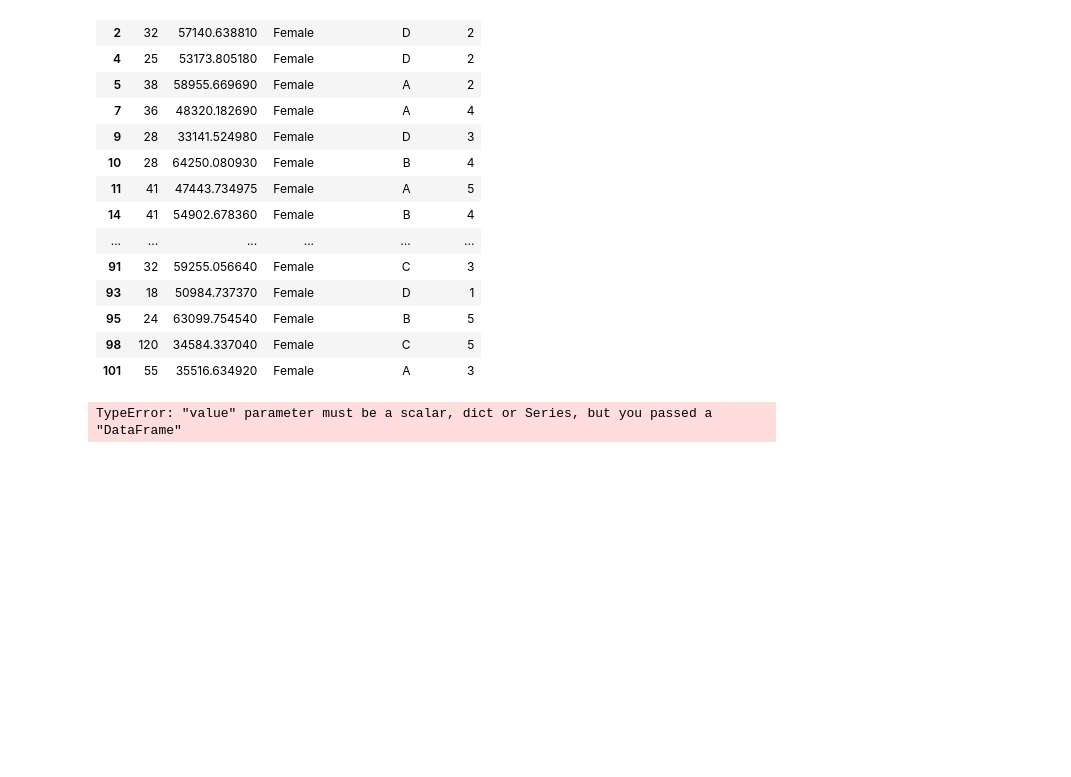
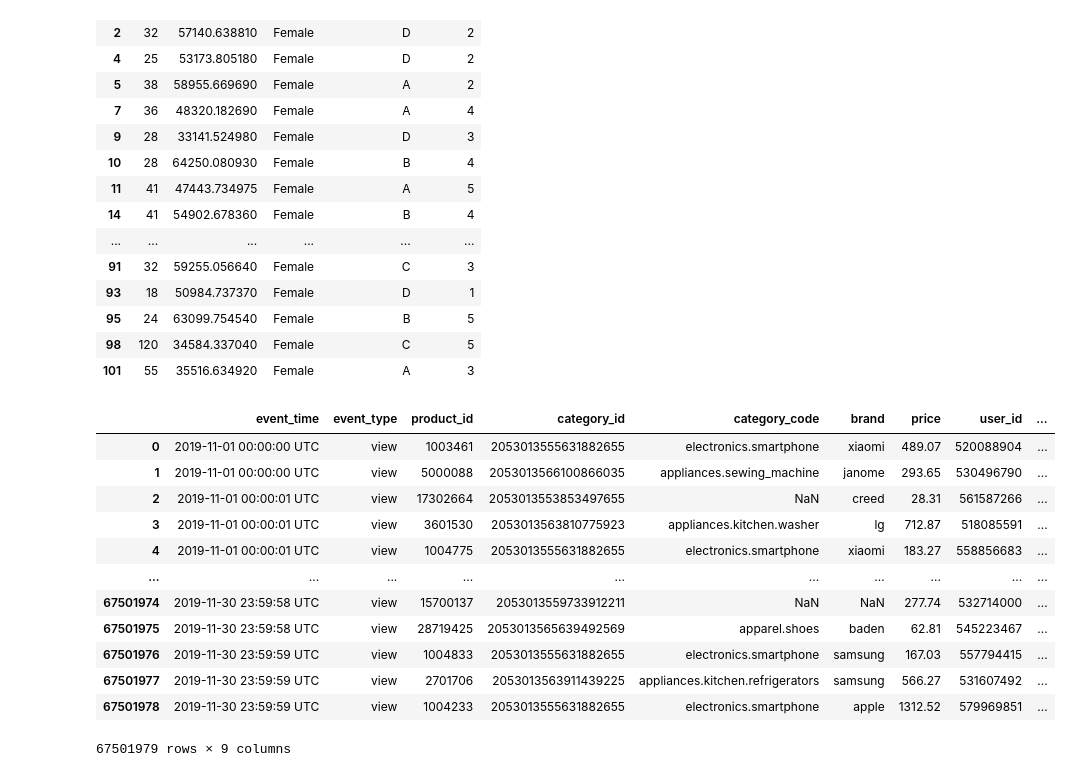
Before and after one commit to JacdowYc/Schulich_data_science1, a Jupyter notebook: my_notebook.ipynb, the cells around one changed output. Cells and saved outputs as stored; diff of their text form; code cells hidden in the pictures; blank space fills up the shorter version.

```diff
--- a/my_notebook.ipynb
+++ b/my_notebook.ipynb
@@ -273,7 +273,21 @@ female_clean
 | 101 | 55 | 35516.634920 | Female | A | 3 |
 # %%
 df_clean =pd.concat([male_clean, female_clean], axis=0)
-# %%
-df_no['Income'] = df_no['Income'].fillna(df)
-# %% [output]
-TypeError: "value" parameter must be a scalar, dict or Series, but you passed a "DataFrame"
+# %%
+df = pd.read_csv('/Users/yuchenzhang/Desktop/2019-Nov.csv')
+# %%
+df
+# %% [output]
+|  | event_time | event_type | product_id | category_id | category_code | brand | price | user_id | ... |
+| 0 | 2019-11-01 00:00:00 UTC | view | 1003461 | 2053013555631882655 | electronics.smartphone | xiaomi | 489.07 | 520088904 | ... |
+| 1 | 2019-11-01 00:00:00 UTC | view | 5000088 | 2053013566100866035 | appliances.sewing_machine | janome | 293.65 | 530496790 | ... |
+| 2 | 2019-11-01 00:00:01 UTC | view | 17302664 | 2053013553853497655 | NaN | creed | 28.31 | 561587266 | ... |
+| 3 | 2019-11-01 00:00:01 UTC | view | 3601530 | 2053013563810775923 | appliances.kitchen.washer | lg | 712.87 | 518085591 | ... |
+| 4 | 2019-11-01 00:00:01 UTC | view | 1004775 | 2053013555631882655 | electronics.smartphone | xiaomi | 183.27 | 558856683 | ... |
+| ... | ... | ... | ... | ... | ... | ... | ... | ... | ... |
+| 67501974 | 2019-11-30 23:59:58 UTC | view | 15700137 | 2053013559733912211 | NaN | NaN | 277.74 | 532714000 | ... |
+| 67501975 | 2019-11-30 23:59:58 UTC | view | 28719425 | 2053013565639492569 | apparel.shoes | baden | 62.81 | 545223467 | ... |
+| 67501976 | 2019-11-30 23:59:59 UTC | view | 1004833 | 2053013555631882655 | electronics.smartphone | samsung | 167.03 | 557794415 | ... |
+| 67501977 | 2019-11-30 23:59:59 UTC | view | 2701706 | 2053013563911439225 | appliances.kitchen.refrigerators | samsung | 566.27 | 531607492 | ... |
+| 67501978 | 2019-11-30 23:59:59 UTC | view | 1004233 | 2053013555631882655 | electronics.smartphone | apple | 1312.52 | 579969851 | ... |
+67501979 rows × 9 columns
```
Also changed, not shown: parts of 10 cells of this notebook, 1 other file.
